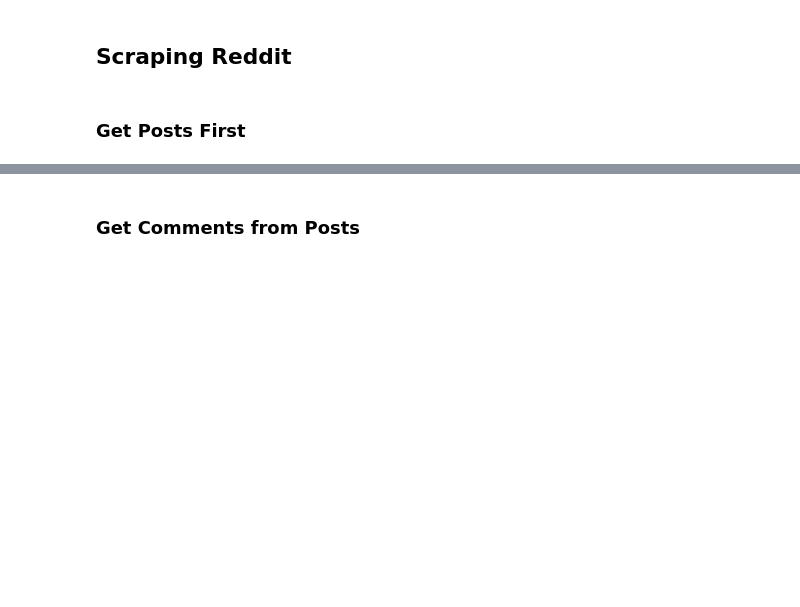
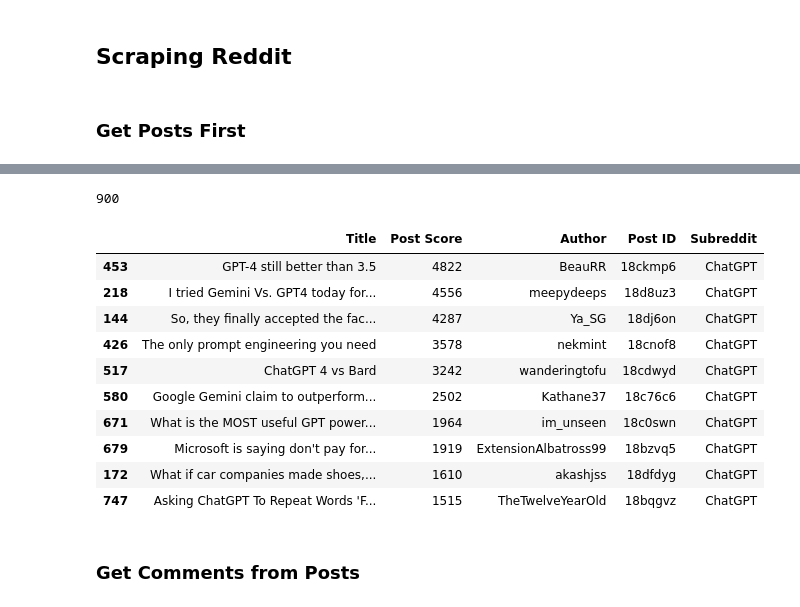
Before and after one commit to mindyng/2023-Business-Projects, a Jupyter notebook: sentiment-analysis-on-llm-chatbots.ipynb, the cells around one changed output, grey strips where cells are left out. Saved outputs shown, nothing was run; the diff lists cells and outputs as text; code cells hidden in the pictures; blank space fills up the shorter version.

```diff
--- a/sentiment-analysis-on-llm-chatbots.ipynb
+++ b/sentiment-analysis-on-llm-chatbots.ipynb
@@ -335,30 +329,30 @@ df.sample(5)
 #                      client_secret='',
 #                      user_agent='')
 
-# reddit = praw.Reddit(client_id=credentials["reddit_client_id"],
-#                      client_secret=credentials["reddit_client_secret"],
-#                      user_agent=credentials["reddit_user_agent"])
+reddit = praw.Reddit(client_id=credentials2["reddit_client_id"],
+                     client_secret=credentials2["reddit_client_secret"],
+                     user_agent=credentials2["reddit_user_agent"])
 
-# chatgpt_subreddit = reddit.subreddit('ChatGPT')
+chatgpt_subreddit = reddit.subreddit('ChatGPT')
 
-# # Retrieve posts from the subreddit
-# posts = chatgpt_subreddit.new(limit=900)  # Use the "new" method to retrieve new posts
+# Retrieve posts from the subreddit
+posts = chatgpt_subreddit.new(limit=900)  # Use the "new" method to retrieve new posts
 
-# # Create a list to store the post data
-# post_data = []
+# Create a list to store the post data
+post_data = []
 
-# # Iterate over the posts and extract relevant information
-# for post in posts:
-#     post_data.append({
-#         'Title': post.title,
-#         'Post Score': post.score,
-#         'Author': post.author.name,
-#         'Post ID': post.id,
-#         'Subreddit': post.subreddit.display_name
-#     })
+# Iterate over the posts and extract relevant information
+for post in posts:
+    post_data.append({
+        'Title': post.title,
+        'Post Score': post.score,
+        'Author': post.author,
+        'Post ID': post.id,
+        'Subreddit': post.subreddit.display_name
+    })
 
-# # Create a DataFrame from the post data
-# posts_df = pd.DataFrame(post_data)
+# Create a DataFrame from the post data
+posts_df = pd.DataFrame(post_data)
 
-# # Print the resulting DataFrame
-# posts_df.head()
+# Print the resulting DataFrame
+posts_df.head()
@@ -367,5 +366,21 @@ df.sample(5)
+# %%
+len(posts_df)
+# %% [output]
+900
 # %%
-# posts_df.sort_values(by='Post Score', ascending=False)[0:10]
+posts_df.sort_values(by='Post Score', ascending=False)[0:10]
+# %% [output]
+|  | Title | Post Score | Author | Post ID | Subreddit |
+| 453 | GPT-4 still better than 3.5 | 4822 | BeauRR | 18ckmp6 | ChatGPT |
+| 218 | I tried Gemini Vs. GPT4 today for... | 4556 | meepydeeps | 18d8uz3 | ChatGPT |
+| 144 | So, they finally accepted the fac... | 4287 | Ya_SG | 18dj6on | ChatGPT |
+| 426 | The only prompt engineering you need | 3578 | nekmint | 18cnof8 | ChatGPT |
+| 517 | ChatGPT 4 vs Bard | 3242 | wanderingtofu | 18cdwyd | ChatGPT |
+| 580 | Google Gemini claim to outperform... | 2502 | Kathane37 | 18c76c6 | ChatGPT |
+| 671 | What is the MOST useful GPT power... | 1964 | im_unseen | 18c0swn | ChatGPT |
+| 679 | Microsoft is saying don't pay for... | 1919 | ExtensionAlbatross99 | 18bzvq5 | ChatGPT |
+| 172 | What if car companies made shoes,... | 1610 | akashjss | 18dfdyg | ChatGPT |
+| 747 | Asking ChatGPT To Repeat Words 'F... | 1515 | TheTwelveYearOld | 18bqgvz | ChatGPT |
 # %% [markdown]
 ### Get Comments from Posts
 # %%
```
Also changed, not shown: parts of 13 cells of this notebook.
